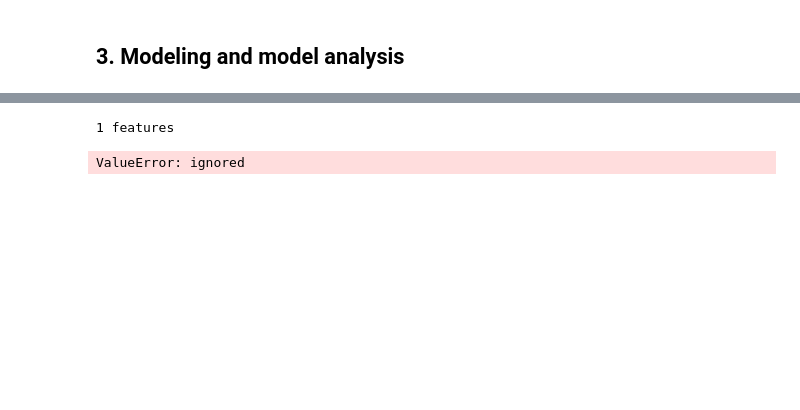
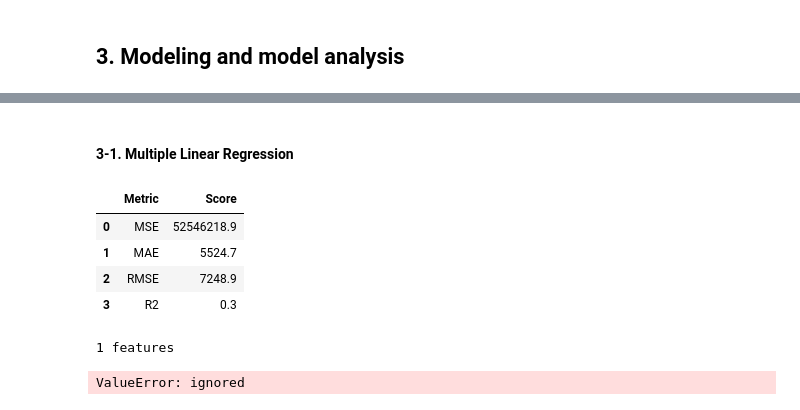
Before and after one commit to KYOH95/Project_2_Car_Analysis, a Jupyter notebook: Project2.ipynb, the cells around one changed output, grey strips where cells are left out. Drawn from its saved outputs; the diff is of its cells as text; code cells hidden in the pictures; blank space fills up the shorter version.

```diff
--- a/Project2.ipynb
+++ b/Project2.ipynb
@@ -444,3 +416,38 @@ display(pd.DataFrame([['MSE', mse],['MAE', mae],['RMSE', rmse],['R2', r2]], colu
+# %% [markdown]
+#### 3-1. Multiple Linear Regression
+# %%
+# Make baseline model
+from sklearn.linear_model import LinearRegression
+
+multiple_linear_model = LinearRegression()
+
+# Select features
+features = ["year", "mileage"]
+
+X_train_mlinear = X_train[features]
+X_val_mlinear = X_val[features]
+
+# fit into multiple_linear_model
+multiple_linear_model.fit(X_train_mlinear, y_train)
+
+# validation set
+y_pred_val_linear = multiple_linear_model.predict(X_val_mlinear)
+
+# 1. multiple linear regression error table
+from sklearn.metrics import  mean_squared_error, mean_absolute_error, r2_score
+
+mse = mean_squared_error(y_val, y_pred_val_linear)
+mae = mean_absolute_error(y_val, y_pred_val_linear)
+rmse = mse ** 0.5
+r2 = r2_score(y_val, y_pred_val_linear)
+
+display(pd.DataFrame([['MSE', mse],['MAE', mae],['RMSE', rmse],['R2', r2]], columns=['Metric', 'Score']))
+# %% [output]
+|  | Metric | Score |
+| 0 | MSE | 52546218.9 |
+| 1 | MAE | 5524.7 |
+| 2 | RMSE | 7248.9 |
+| 3 | R2 | 0.3 |
 # %%
 # features를 몇 개 선택하는 것이 좋은지 알아 봅시다.
 
```
Also changed, not shown: parts of 23 cells of this notebook.
